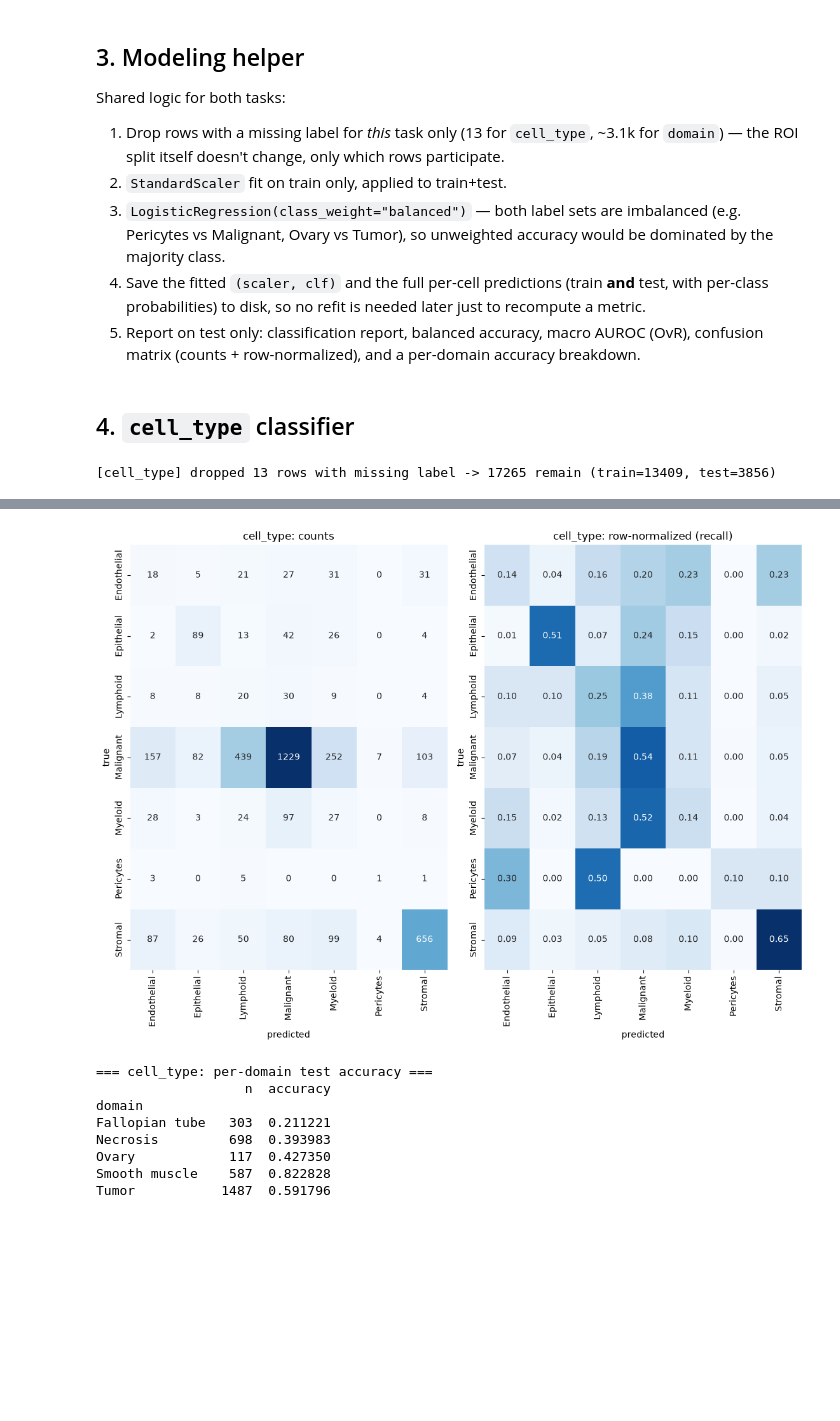
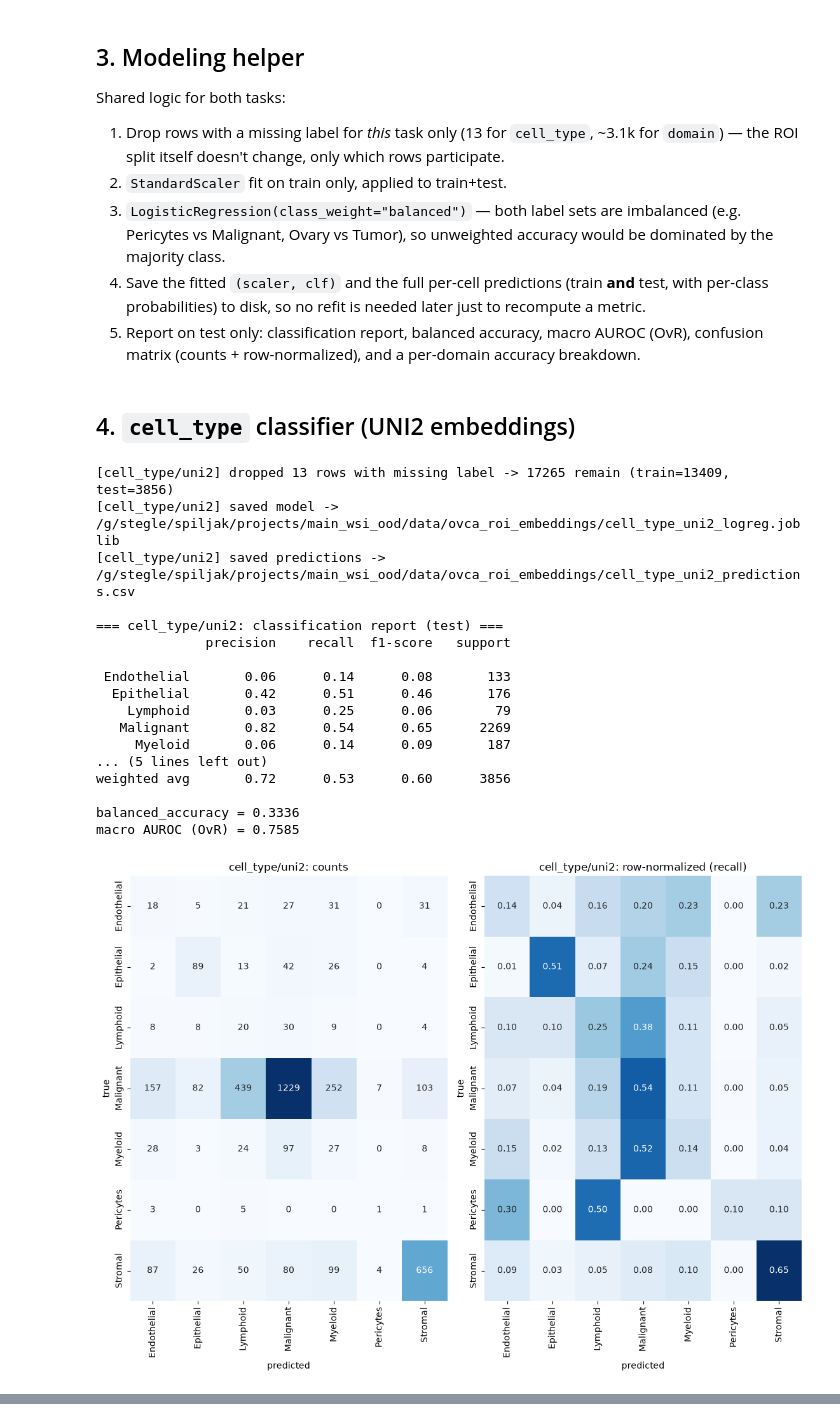
Before and after one commit to captainPopec/David-Spiljak-Lab-rotation-2, a Jupyter notebook: notebooks/05_roi_embedding_classifiers.ipynb, the cells around one changed output, grey strips where cells are left out. Saved outputs shown, nothing was run; the diff lists cells and outputs as text; code cells hidden in the pictures; blank space fills up the shorter version.

Commit message:
predicting celltypes and domains from emebdings

```diff
--- a/notebooks/05_roi_embedding_classifiers.ipynb
+++ b/notebooks/05_roi_embedding_classifiers.ipynb
@@ -39,6 +39,14 @@ from sklearn.preprocessing import StandardScaler
 # relative "../data" path is not reliable (e.g. VSCode "Existing Jupyter Server").
 DATA_DIR = Path("/g/stegle/spiljak/projects/main_wsi_ood/data/ovca_roi_embeddings")
 H5AD_PATH = DATA_DIR / "ovca_roi_cell_embeddings.h5ad"
+# Earlier run of the same extraction script with MODEL_KEYS=["virchow2"], backed up before
+# the script was rerun with MODEL_KEYS=["uni2"] (it overwrites its output rather than merging).
+# Same RNG_SEED=0 and selection logic -> identical ROI/cell selection, verified below by
+# comparing cell_id/roi_id 1:1 against the uni2 file, so its embedding can be merged in directly.
+VIRCHOW2_H5AD_PATH = (
+    Path("/g/stegle/spiljak/projects/main_wsi_ood/data/ovca_roi_embeddings_virchow2_backup")
+    / "ovca_roi_cell_embeddings.h5ad"
+)
 
 EMBEDDING_KEY = "uni2"
 TARGET_TEST_FRACTION = 0.20
@@ -81,0 +95,7 @@ Name: count, dtype: int64
+# %%
+virchow2_adata = ad.read_h5ad(VIRCHOW2_H5AD_PATH)
+assert (virchow2_adata.obs["cell_id"].to_numpy() == adata.obs["cell_id"].to_numpy()).all()
+assert (virchow2_adata.obs["roi_id"].to_numpy() == adata.obs["roi_id"].to_numpy()).all()
+adata.obsm["virchow2"] = virchow2_adata.obsm["virchow2"]
+print(f"merged 'virchow2' embedding: shape={adata.obsm['virchow2'].shape}")
+del virchow2_adata
@@ -203,14 +225,14 @@ def fit_eval_task(adata, target_col, out_dir, embedding_key=EMBEDDING_KEY):
 
     train_m, test_m = split == "train", split == "test"
     print(
-        f"[{target_col}] dropped {int((~mask).sum())} rows with missing label "
+        f"[{target_col}/{embedding_key}] dropped {int((~mask).sum())} rows with missing label "
         f"-> {mask.sum()} remain (train={train_m.sum()}, test={test_m.sum()})"
     )
 
     scaler = StandardScaler().fit(X[train_m])
     X_scaled = scaler.transform(X)
 
-    clf = LogisticRegression(class_weight=CLASS_WEIGHT, max_iter=MAX_ITER, n_jobs=-1)
+    clf = LogisticRegression(class_weight=CLASS_WEIGHT, max_iter=MAX_ITER)
     clf.fit(X_scaled[train_m], y[train_m])
 
     proba_all = clf.predict_proba(X_scaled)
@@ -228,19 +250,19 @@ def fit_eval_task(adata, target_col, out_dir, embedding_key=EMBEDDING_KEY):
     )
     for i, c in enumerate(clf.classes_):
         pred_df[f"proba_{c}"] = proba_all[:, i]
-    pred_path = out_dir / f"{target_col}_predictions.csv"
+    pred_path = out_dir / f"{target_col}_{embedding_key}_predictions.csv"
     pred_df.to_csv(pred_path, index=False)
 
-    model_path = out_dir / f"{target_col}_logreg.joblib"
+    model_path = out_dir / f"{target_col}_{embedding_key}_logreg.joblib"
     joblib.dump({"scaler": scaler, "clf": clf, "classes_": clf.classes_}, model_path)
-    print(f"[{target_col}] saved model -> {model_path}")
-    print(f"[{target_col}] saved predictions -> {pred_path}")
+    print(f"[{target_col}/{embedding_key}] saved model -> {model_path}")
+    print(f"[{target_col}/{embedding_key}] saved predictions -> {pred_path}")
 
     # --- eval on test only ---
     y_test, pred_test, proba_test = y[test_m], pred_all[test_m], proba_all[test_m]
     labels_sorted = sorted(clf.classes_)
 
-    print(f"\n=== {target_col}: classification report (test) ===")
+    print(f"\n=== {target_col}/{embedding_key}: classification report (test) ===")
     print(classification_report(y_test, pred_test, labels=labels_sorted, zero_division=0))
 
     bal_acc = balanced_accuracy_score(y_test, pred_test)
@@ -265,7 +287,7 @@ def fit_eval_task(adata, target_col, out_dir, embedding_key=EMBEDDING_KEY):
         (axes[1], cm_norm_df, "row-normalized (recall)", ".2f"),
     ]:
         sns.heatmap(data, annot=True, fmt=fmt, cmap="Blues", ax=ax, cbar=False)
-        ax.set_title(f"{target_col}: {title}")
+        ax.set_title(f"{target_col}/{embedding_key}: {title}")
         ax.set_xlabel("predicted")
         ax.set_ylabel("true")
     plt.tight_layout()
@@ -274,7 +296,7 @@ def fit_eval_task(adata, target_col, out_dir, embedding_key=EMBEDDING_KEY):
     dom_test = domain[test_m]
     breakdown = pd.DataFrame({"domain": dom_test, "correct": (y_test == pred_test)})
     per_domain = breakdown.groupby("domain").agg(n=("correct", "size"), accuracy=("correct", "mean"))
-    print(f"\n=== {target_col}: per-domain test accuracy ===")
+    print(f"\n=== {target_col}/{embedding_key}: per-domain test accuracy ===")
     print(per_domain)
 
     return {
@@ -286,8 +308,25 @@ def fit_eval_task(adata, target_col, out_dir, embedding_key=EMBEDDING_KEY):
         "per_domain": per_domain,
     }
 # %% [markdown]
-## 4. `cell_type` classifier
+## 4. `cell_type` classifier (UNI2 embeddings)
 # %%
-cell_type_results = fit_eval_task(adata, "cell_type", DATA_DIR)
+cell_type_results = fit_eval_task(adata, "cell_type", DATA_DIR, embedding_key="uni2")
 # %% [output]
-[cell_type] dropped 13 rows with missing label -> 17265 remain (train=13409, test=3856)
+[cell_type/uni2] dropped 13 rows with missing label -> 17265 remain (train=13409, test=3856)
+[cell_type/uni2] saved model -> /g/stegle/spiljak/projects/main_wsi_ood/data/ovca_roi_embeddings/cell_type_uni2_logreg.joblib
+[cell_type/uni2] saved predictions -> /g/stegle/spiljak/projects/main_wsi_ood/data/ovca_roi_embeddings/cell_type_uni2_predictions.csv
+
+=== cell_type/uni2: classification report (test) ===
+              precision    recall  f1-score   support
+
+ Endothelial       0.06      0.14      0.08       133
+  Epithelial       0.42      0.51      0.46       176
+    Lymphoid       0.03      0.25      0.06        79
+   Malignant       0.82      0.54      0.65      2269
+     Myeloid       0.06      0.14      0.09       187
+... (5 lines left out)
+weighted avg       0.72      0.53      0.60      3856
+
+balanced_accuracy = 0.3336
+macro AUROC (OvR) = 0.7585
+[figure, new version]
@@ -314,10 +341 @@ macro AUROC (OvR) = 0.7585
-[figure, old version]
-=== cell_type: per-domain test accuracy ===
-                   n  accuracy
-domain
-Fallopian tube   303  0.211221
-Necrosis         698  0.393983
-Ovary            117  0.427350
-Smooth muscle    587  0.822828
-Tumor           1487  0.591796
 # %% [markdown]
```
Also changed, not shown: parts of 11 cells of this notebook.
